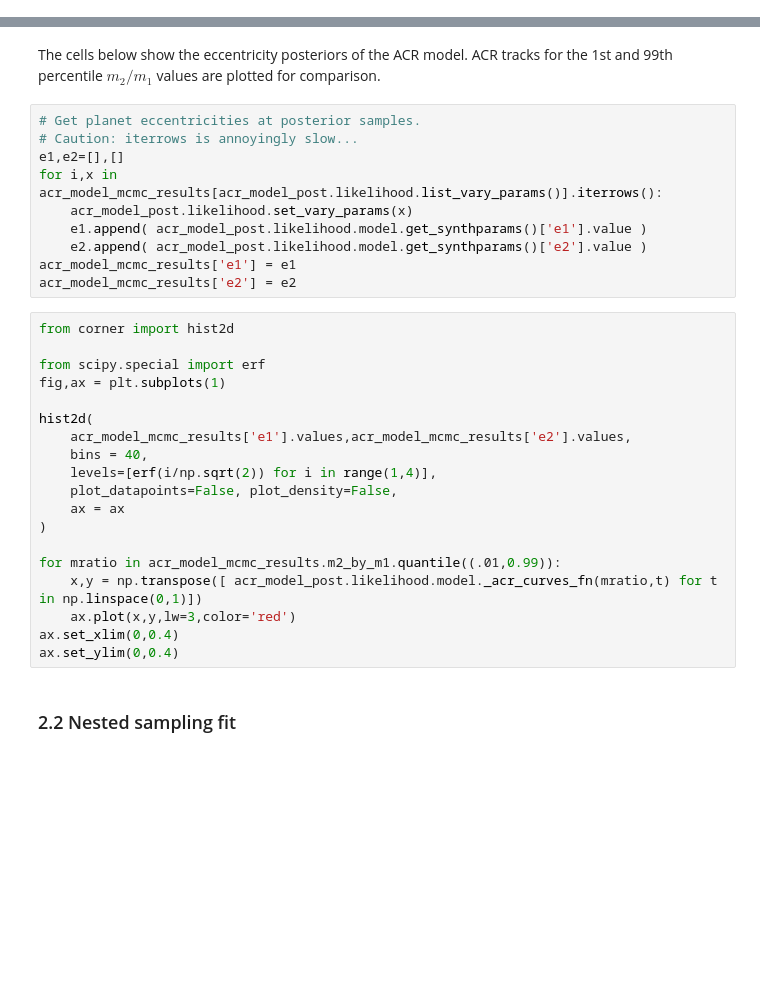
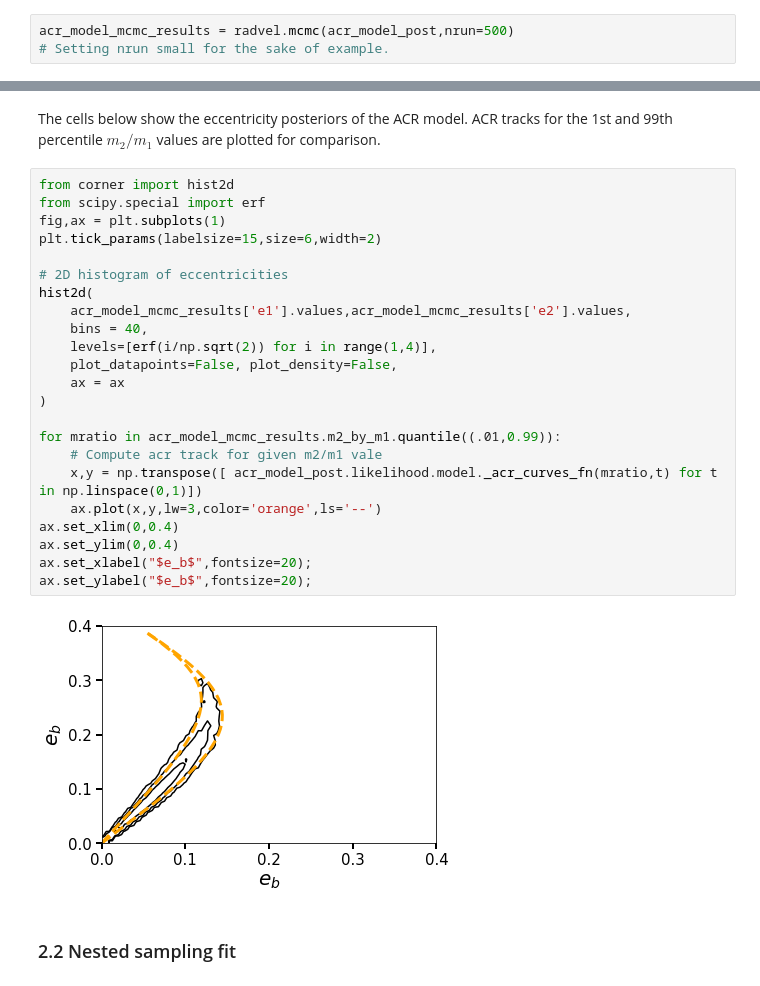
Before and after one commit to shadden/ResonantPlanetPairsRVModeling, a Jupyter notebook: jupyter_examples/ACR_Model_Fitting.ipynb, the cells around one changed output, grey strips where cells are left out. Saved outputs shown, nothing was run; the diff lists cells and outputs as text; blank space fills up the shorter version.

```diff
--- a/jupyter_examples/ACR_Model_Fitting.ipynb
+++ b/jupyter_examples/ACR_Model_Fitting.ipynb
@@ -83,0 +80,3 @@ acr_model_mcmc_results = radvel.mcmc(acr_model_post)
+# %%
+acr_model_mcmc_results = radvel.mcmc(acr_model_post,nrun=500)
+# Setting nrun small for the sake of example.
@@ -84,35 +110,31 @@ acr_model_mcmc_results = radvel.mcmc(acr_model_post)
 # %% [markdown]
 The cells below show the eccentricity posteriors of the ACR model.
 ACR tracks for the 1st and 99th percentile $m_2/m_1$ values are plotted for comparison.
-# %%
-# Get planet eccentricities at posterior samples.
-# Caution: iterrows is annoyingly slow...
-e1,e2=[],[]
-for i,x in  acr_model_mcmc_results[acr_model_post.likelihood.list_vary_params()].iterrows():
-    acr_model_post.likelihood.set_vary_params(x)
-    e1.append( acr_model_post.likelihood.model.get_synthparams()['e1'].value )
-    e2.append( acr_model_post.likelihood.model.get_synthparams()['e2'].value )
-acr_model_mcmc_results['e1'] = e1
-acr_model_mcmc_results['e2'] = e2
 # %%
 from corner import hist2d
-
 from scipy.special import erf
 fig,ax = plt.subplots(1)
+plt.tick_params(labelsize=15,size=6,width=2)
 
+# 2D histogram of eccentricities
 hist2d(
     acr_model_mcmc_results['e1'].values,acr_model_mcmc_results['e2'].values,
     bins = 40,
     levels=[erf(i/np.sqrt(2)) for i in range(1,4)],
     plot_datapoints=False, plot_density=False,
     ax = ax
 )
 
 for mratio in acr_model_mcmc_results.m2_by_m1.quantile((.01,0.99)):
+    # Compute acr track for given m2/m1 vale
     x,y = np.transpose([ acr_model_post.likelihood.model._acr_curves_fn(mratio,t) for t in np.linspace(0,1)])
-    ax.plot(x,y,lw=3,color='red')
+    ax.plot(x,y,lw=3,color='orange',ls='--')
 ax.set_xlim(0,0.4)
 ax.set_ylim(0,0.4)
+ax.set_xlabel("$e_b$",fontsize=20);
+ax.set_ylabel("$e_b$",fontsize=20);
+# %% [output]
+[figure, added]
 # %% [markdown]
 ### 2.2 Nested sampling fit
 # %% [markdown]
```
Also changed, not shown: parts of 23 cells of this notebook, 3 other files.
